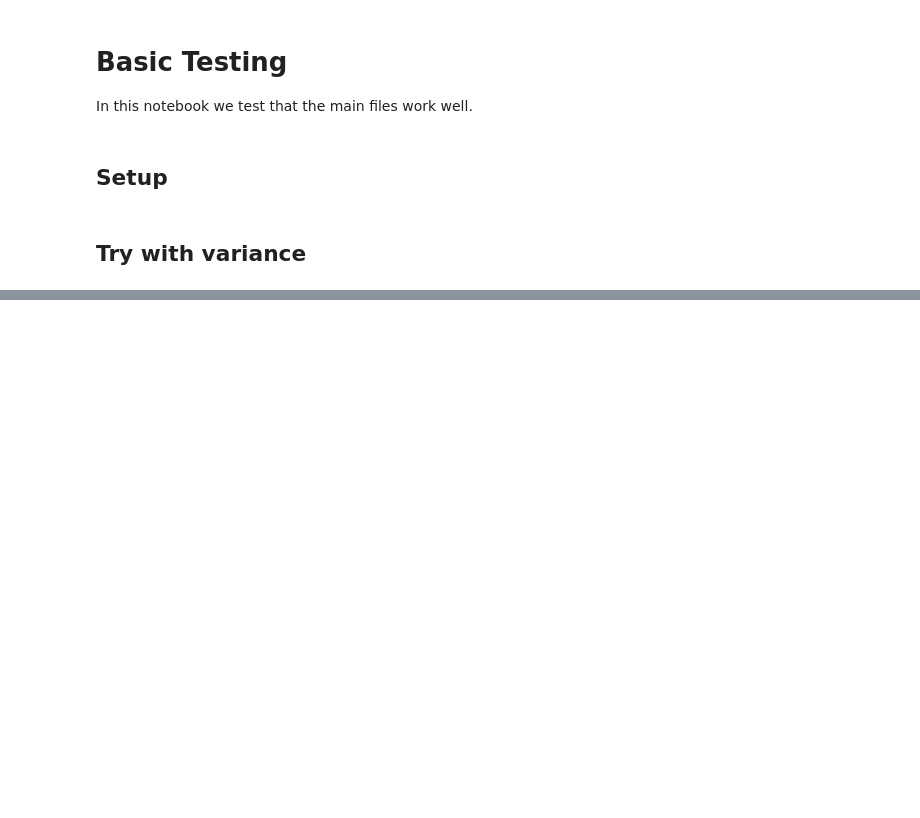
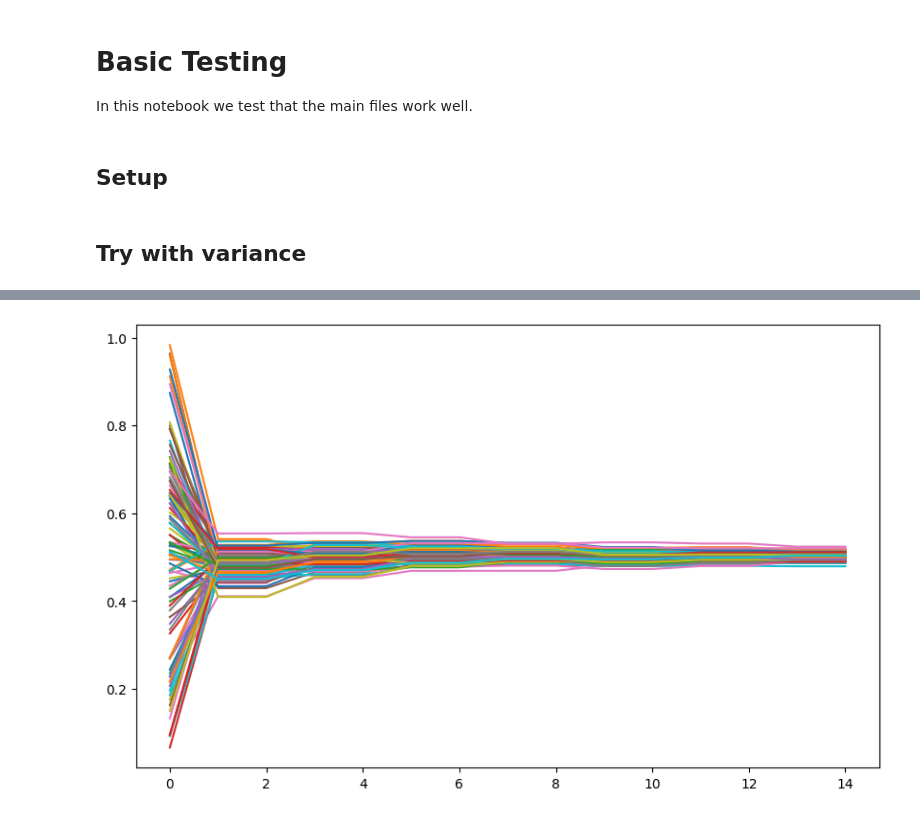
Before and after one commit to HeinDuijf/NetworkInequality, a Jupyter notebook: basic_model_testing.ipynb, the cells around one changed output, grey strips where cells are left out. Cells and saved outputs as stored; diff of their text form; code cells hidden in the pictures; blank space fills up the shorter version.

```diff
--- a/basic_model_testing.ipynb
+++ b/basic_model_testing.ipynb
@@ -97,0 +84,10 @@ for row_idx in range(x_values.shape[0]):
+# %%
+# Extract the first coordinate (x) for each pair
+x_values = df.applymap(lambda pair: pair[0])
+
+# Plot the first coordinate for each row
+plt.figure(figsize=(10, 6))
+for row_idx in range(x_values.shape[0]):
+    plt.plot(x_values.columns, x_values.iloc[row_idx, :], label=f'Row {row_idx+1}' if row_idx < 5 else None)
+# %% [output]
+[figure, added]
```
Also changed, not shown: parts of 15 cells of this notebook, 3 other files.
